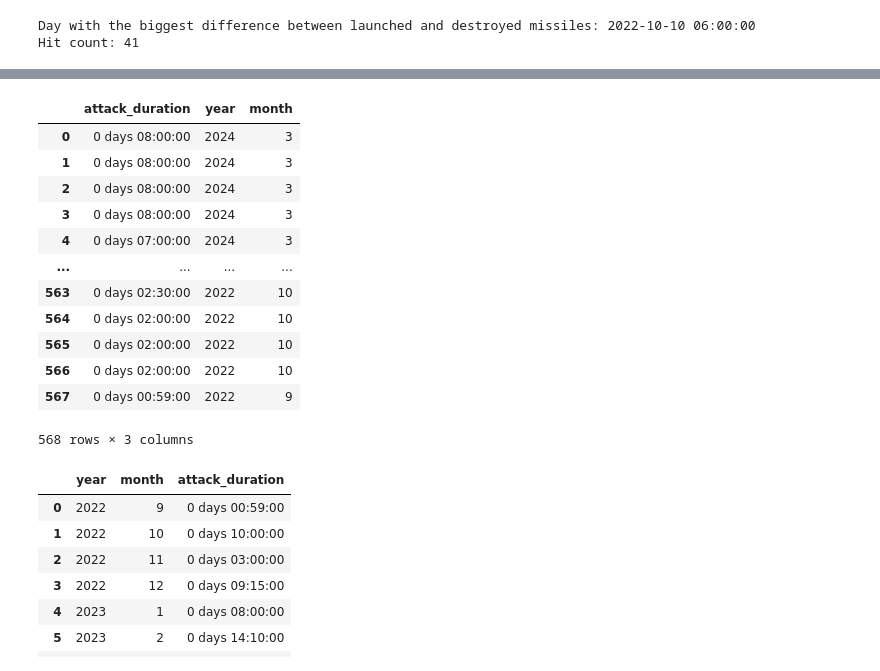
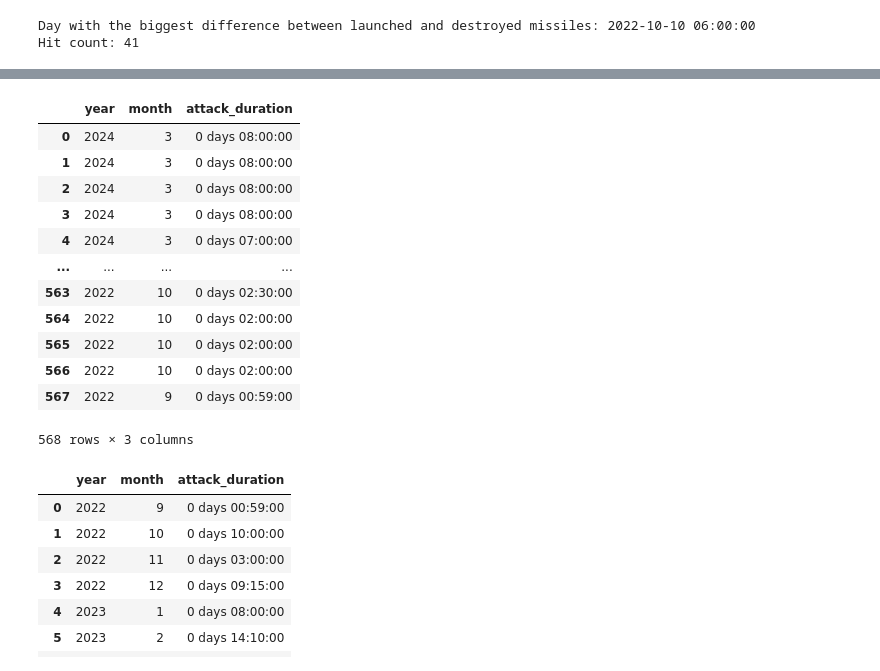
Before and after one commit to white-grudov/python_for_big_data_and_data_science, a Jupyter notebook: python_practice_9.ipynb, the cells around one changed output, grey strips where cells are left out. Cells and saved outputs as stored; diff of their text form; code cells hidden in the pictures.

```diff
--- a/python_practice_9.ipynb
+++ b/python_practice_9.ipynb
@@ -343,23 +343,23 @@ Hit count: 41
 # %%
 missile_attacks.loc[:, "attack_duration"] = missile_attacks["time_end"] - missile_attacks["time_start"]
 
 missile_attacks.loc[:, "year"] = missile_attacks["time_start"].dt.year
 missile_attacks.loc[:, "month"] = missile_attacks["time_start"].dt.month
 
-missile_attacks[["attack_duration", "year", "month"]]
+missile_attacks[["year", "month", "attack_duration"]]
 # %% [output]
-|  | attack_duration | year | month |
-| 0 | 0 days 08:00:00 | 2024 | 3 |
-| 1 | 0 days 08:00:00 | 2024 | 3 |
-| 2 | 0 days 08:00:00 | 2024 | 3 |
-| 3 | 0 days 08:00:00 | 2024 | 3 |
-| 4 | 0 days 07:00:00 | 2024 | 3 |
+|  | year | month | attack_duration |
+| 0 | 2024 | 3 | 0 days 08:00:00 |
+| 1 | 2024 | 3 | 0 days 08:00:00 |
+| 2 | 2024 | 3 | 0 days 08:00:00 |
+| 3 | 2024 | 3 | 0 days 08:00:00 |
+| 4 | 2024 | 3 | 0 days 07:00:00 |
 | ... | ... | ... | ... |
-| 563 | 0 days 02:30:00 | 2022 | 10 |
-| 564 | 0 days 02:00:00 | 2022 | 10 |
-| 565 | 0 days 02:00:00 | 2022 | 10 |
-| 566 | 0 days 02:00:00 | 2022 | 10 |
-| 567 | 0 days 00:59:00 | 2022 | 9 |
+| 563 | 2022 | 10 | 0 days 02:30:00 |
+| 564 | 2022 | 10 | 0 days 02:00:00 |
+| 565 | 2022 | 10 | 0 days 02:00:00 |
+| 566 | 2022 | 10 | 0 days 02:00:00 |
+| 567 | 2022 | 9 | 0 days 00:59:00 |
 568 rows × 3 columns
 # %%
 longest_attacks = missile_attacks.groupby(["year", "month"])["attack_duration"].max().reset_index(name="attack_duration")
```
Also changed, not shown: parts of 1 cell of this notebook.
